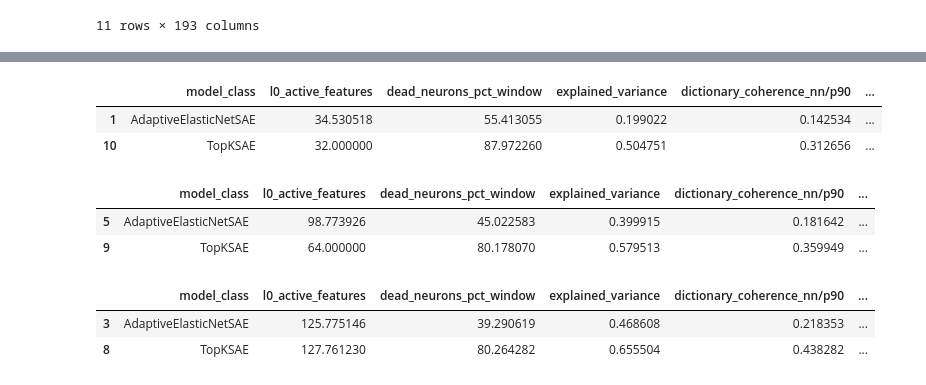
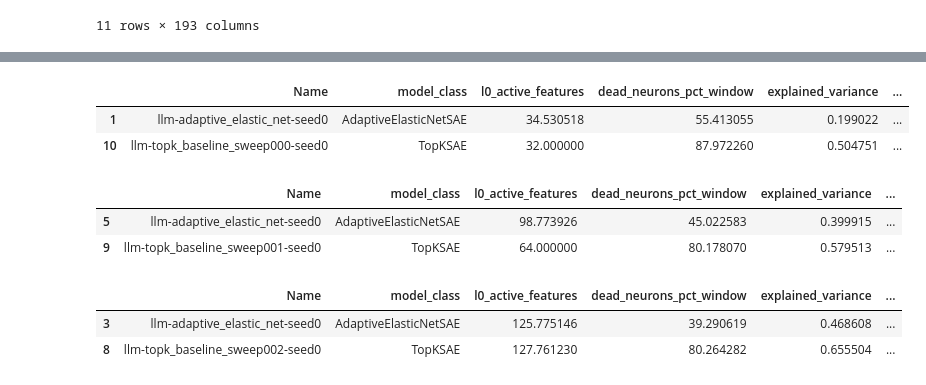
Before and after one commit to farischaudhry/adaptive-elastic-net-sae, a Jupyter notebook: notebooks/stats_llama.ipynb, the cells around one changed output, grey strips where cells are left out. Cells and saved outputs as stored; diff of their text form; code cells hidden in the pictures.

```diff
--- a/notebooks/stats_llama.ipynb
+++ b/notebooks/stats_llama.ipynb
@@ -40,22 +40,22 @@ list(df.columns)
  'warmup_factor']
 # %%
 best_runs = df.loc[df.groupby('model_class')['l0_active_features'].apply(lambda x: (x - 32).abs().idxmin())]
-best_runs[['model_class', 'l0_active_features', 'dead_neurons_pct_window', 'explained_variance', 'dictionary_coherence_nn/p90', 'dictionary_coherence_nn_max', 'val_final_patched_loss', 'val_final_kl_div/mean']]
+best_runs[['Name', 'model_class', 'l0_active_features', 'dead_neurons_pct_window', 'explained_variance', 'dictionary_coherence_nn/p90', 'dictionary_coherence_nn_max', 'val_final_patched_loss', 'val_final_kl_div/mean']]
 # %% [output]
-|  | model_class | l0_active_features | dead_neurons_pct_window | explained_variance | dictionary_coherence_nn/p90 | ... |
-| 1 | AdaptiveElasticNetSAE | 34.530518 | 55.413055 | 0.199022 | 0.142534 | ... |
-| 10 | TopKSAE | 32.000000 | 87.972260 | 0.504751 | 0.312656 | ... |
+|  | Name | model_class | l0_active_features | dead_neurons_pct_window | explained_variance | ... |
+| 1 | llm-adaptive_elastic_net-seed0 | AdaptiveElasticNetSAE | 34.530518 | 55.413055 | 0.199022 | ... |
+| 10 | llm-topk_baseline_sweep000-seed0 | TopKSAE | 32.000000 | 87.972260 | 0.504751 | ... |
 # %%
 best_runs = df  .loc[df.groupby('model_class')['l0_active_features'].apply(lambda x: (x - 74).abs().idxmin())]
-best_runs[['model_class', 'l0_active_features', 'dead_neurons_pct_window', 'explained_variance', 'dictionary_coherence_nn/p90', 'dictionary_coherence_nn_max', 'val_final_patched_loss', 'val_final_kl_div/mean']]
+best_runs[['Name', 'model_class', 'l0_active_features', 'dead_neurons_pct_window', 'explained_variance', 'dictionary_coherence_nn/p90', 'dictionary_coherence_nn_max', 'val_final_patched_loss', 'val_final_kl_div/mean']]
 # %% [output]
-|  | model_class | l0_active_features | dead_neurons_pct_window | explained_variance | dictionary_coherence_nn/p90 | ... |
-| 5 | AdaptiveElasticNetSAE | 98.773926 | 45.022583 | 0.399915 | 0.181642 | ... |
-| 9 | TopKSAE | 64.000000 | 80.178070 | 0.579513 | 0.359949 | ... |
+|  | Name | model_class | l0_active_features | dead_neurons_pct_window | explained_variance | ... |
+| 5 | llm-adaptive_elastic_net-seed0 | AdaptiveElasticNetSAE | 98.773926 | 45.022583 | 0.399915 | ... |
+| 9 | llm-topk_baseline_sweep001-seed0 | TopKSAE | 64.000000 | 80.178070 | 0.579513 | ... |
 # %%
 best_runs = df  .loc[df.groupby('model_class')['l0_active_features'].apply(lambda x: (x - 128).abs().idxmin())]
-best_runs[['model_class', 'l0_active_features', 'dead_neurons_pct_window', 'explained_variance', 'dictionary_coherence_nn/p90', 'dictionary_coherence_nn_max', 'val_final_patched_loss', 'val_final_kl_div/mean']]
+best_runs[['Name', 'model_class', 'l0_active_features', 'dead_neurons_pct_window', 'explained_variance', 'dictionary_coherence_nn/p90', 'dictionary_coherence_nn_max', 'val_final_patched_loss', 'val_final_kl_div/mean']]
 # %% [output]
-|  | model_class | l0_active_features | dead_neurons_pct_window | explained_variance | dictionary_coherence_nn/p90 | ... |
-| 3 | AdaptiveElasticNetSAE | 125.775146 | 39.290619 | 0.468608 | 0.218353 | ... |
-| 8 | TopKSAE | 127.761230 | 80.264282 | 0.655504 | 0.438282 | ... |
+|  | Name | model_class | l0_active_features | dead_neurons_pct_window | explained_variance | ... |
+| 3 | llm-adaptive_elastic_net-seed0 | AdaptiveElasticNetSAE | 125.775146 | 39.290619 | 0.468608 | ... |
+| 8 | llm-topk_baseline_sweep002-seed0 | TopKSAE | 127.761230 | 80.264282 | 0.655504 | ... |
```
Also changed, not shown: 1 other file.
